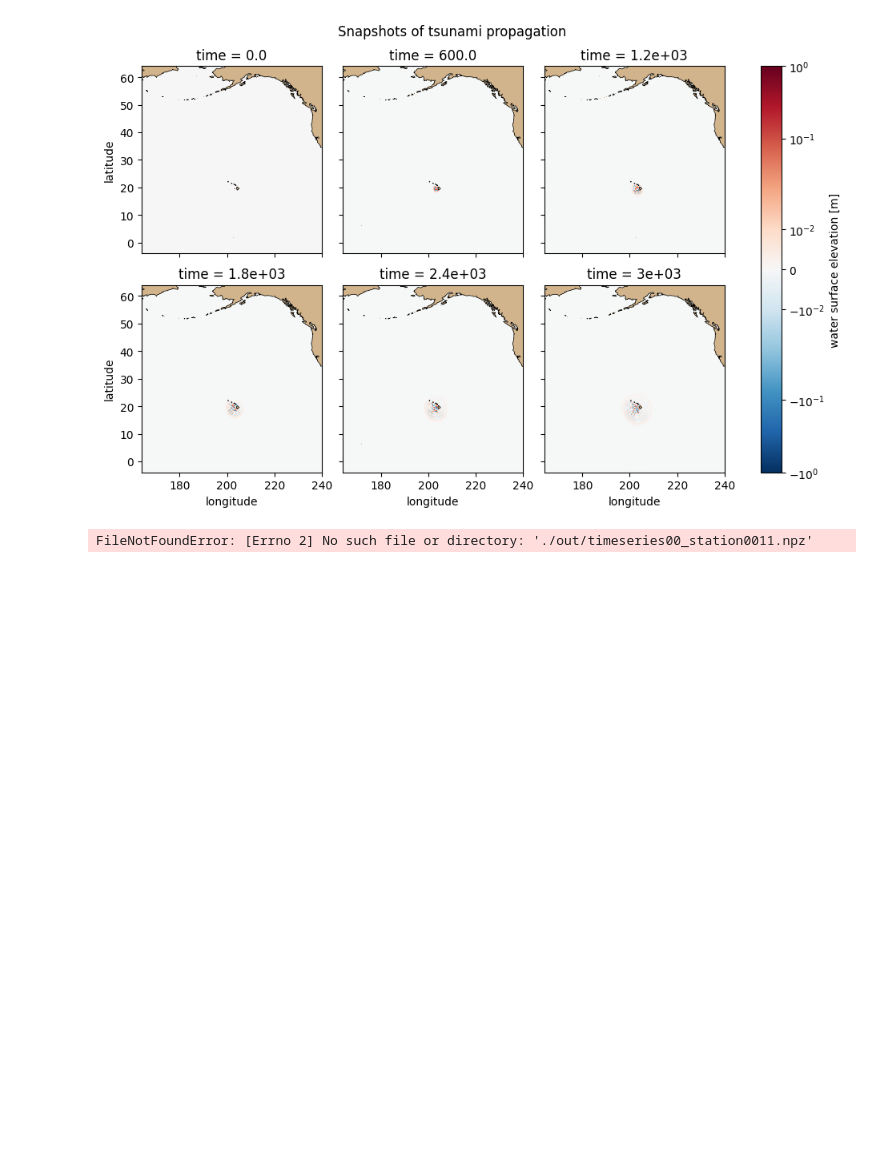
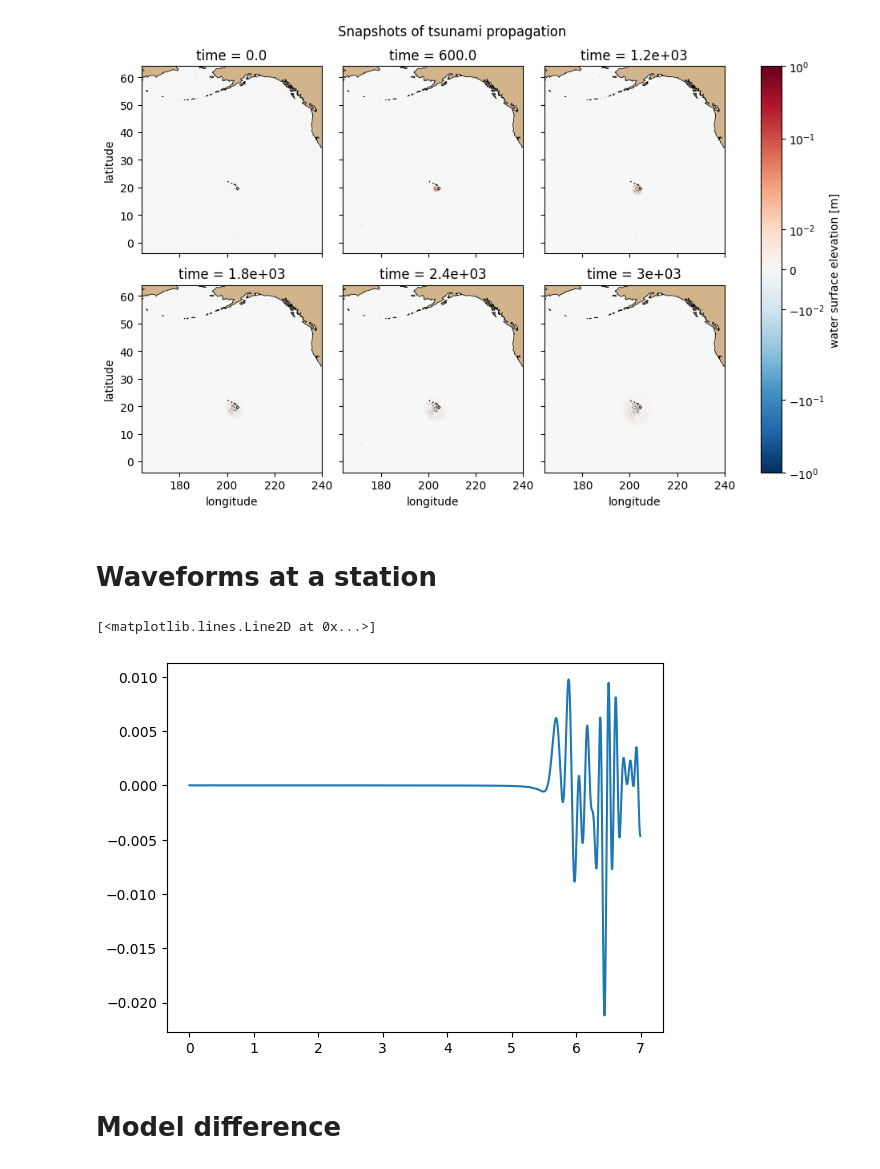
Before and after one commit to tomographyyy/tandem, a Jupyter notebook: view_results.ipynb, the cells around one changed output. Saved outputs shown, nothing was run; the diff lists cells and outputs as text; code cells hidden in the pictures; blank space fills up the shorter version.

Commit message:
run model 1-4 to make _output_example

```diff
--- a/view_results.ipynb
+++ b/view_results.ipynb
@@ -122,9 +122,14 @@ plt.show()
 (6, 510, 570) (510, 570)
 <Figure size 1200x500 with 0 Axes>
 [figure]
+# %% [markdown]
+# Waveforms at a station
 # %%
-wf = np.load("./out/timeseries00_station0011.npz")
+wf = np.load("./out/timeseries_station0011.npz")
 plt.plot(wf["t"]/3600, wf["h"])
-plt.xlim(5,7)
+#plt.xlim(5,7)
 # %% [output]
-FileNotFoundError: [Errno 2] No such file or directory: './out/timeseries00_station0011.npz'
+[<matplotlib.lines.Line2D at 0x...>]
+[figure, added]
+# %% [markdown]
+# Model difference
```
Also changed, not shown: parts of 1 cell of this notebook, 1 other file.
